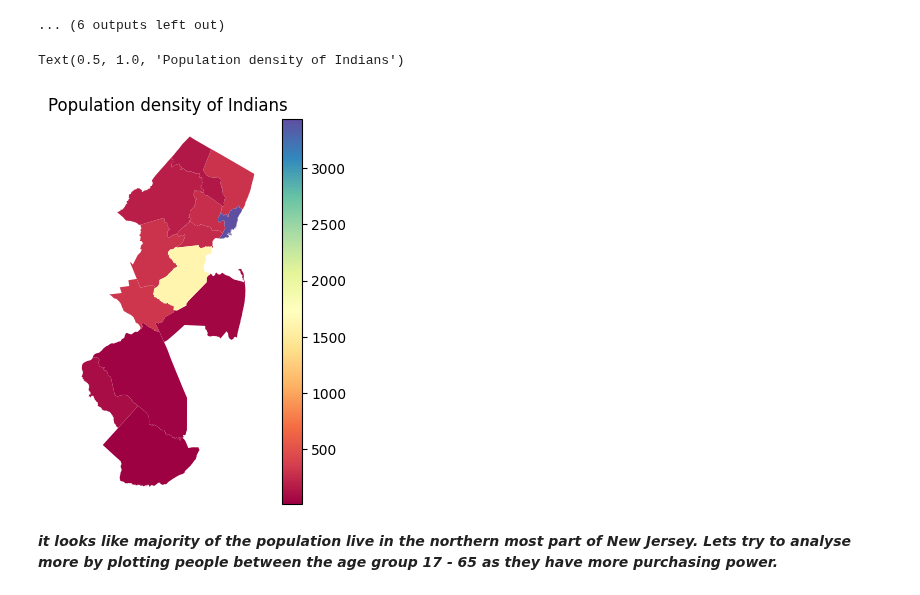
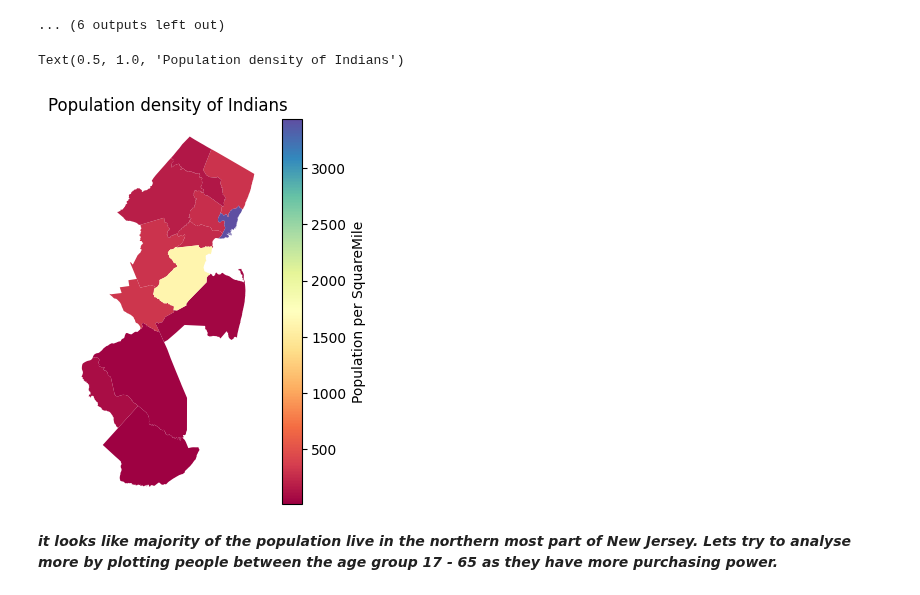
Before and after one commit to NihilKottal001/GIS, a Jupyter notebook: PS1.ipynb, the cells around one changed output. Cells and saved outputs as stored; diff of their text form; code cells hidden in the pictures.

```diff
--- a/PS1.ipynb
+++ b/PS1.ipynb
@@ -333,13 +333,13 @@ Text(0.5, 1.0, 'Map of Pakistani ethnicity population')
 # %%
 ##Since the indian population is more lets deep dive into distribution and population density of the indian population
 
 indian = merged_data[merged_data['category'] == 'Indian']
-ax = indian.plot(column = 'pop_density(people/Sq Miles)',cmap = 'Spectral', legend = True,figsize =(5,5))
+ax = indian.plot(column = 'pop_density(people/Sq Miles)',cmap = 'Spectral', legend = True,figsize =(5,5),legend_kwds={"label": "Population per SquareMile"})
 ax.set_title(f'Population density of Indians')
 ax.set_axis_off()
 # %% [output]
 Text(0.5, 1.0, 'Population density of Indians')
-[figure, old version]
+[figure, new version]
 # %% [markdown]
 ***it looks like majority of the population live in the northern most part of New Jersey. Lets try to analyse more by plotting people between the age group 17 - 65 as they have more purchasing power.***
 # %%
```
Also changed, not shown: parts of 3 cells of this notebook.
